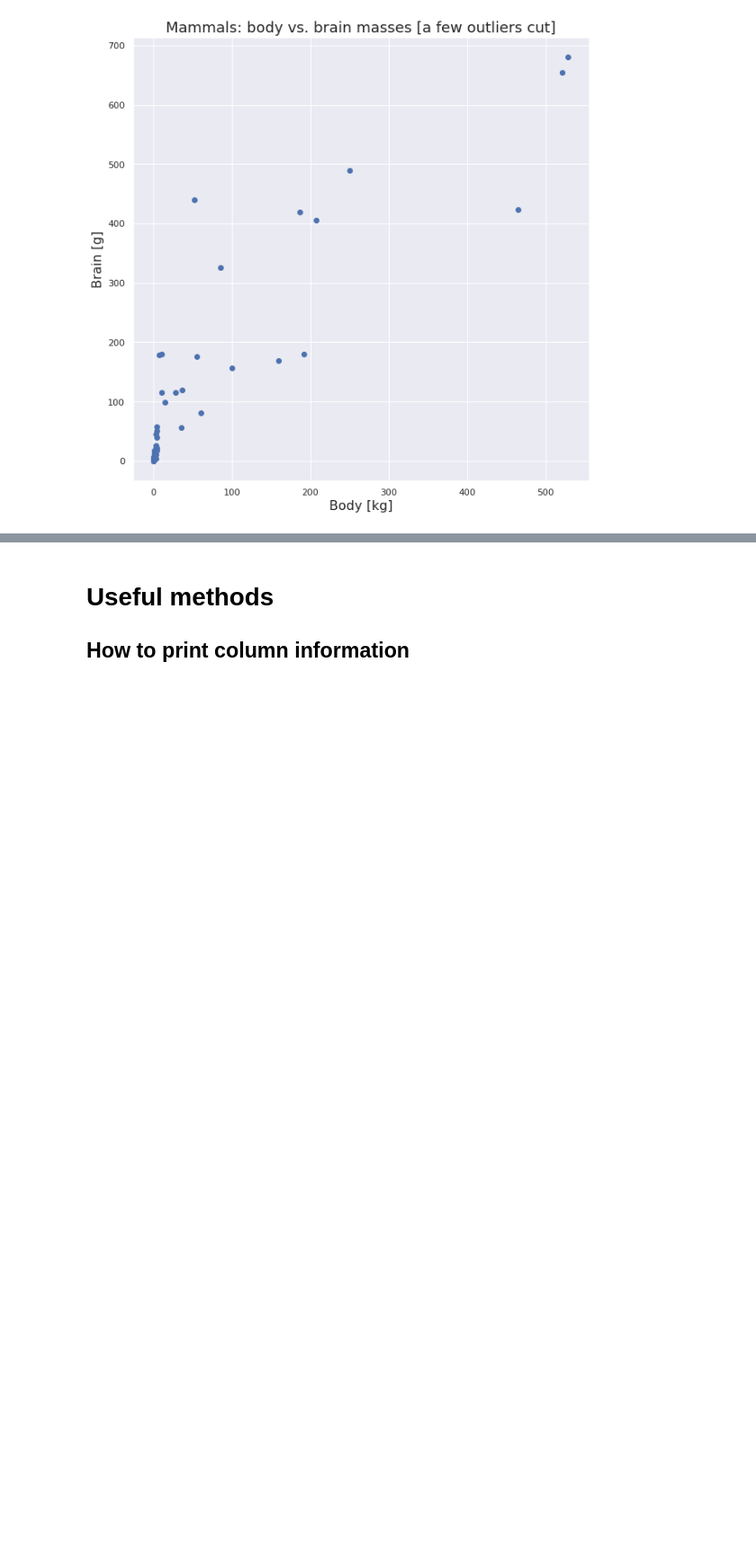
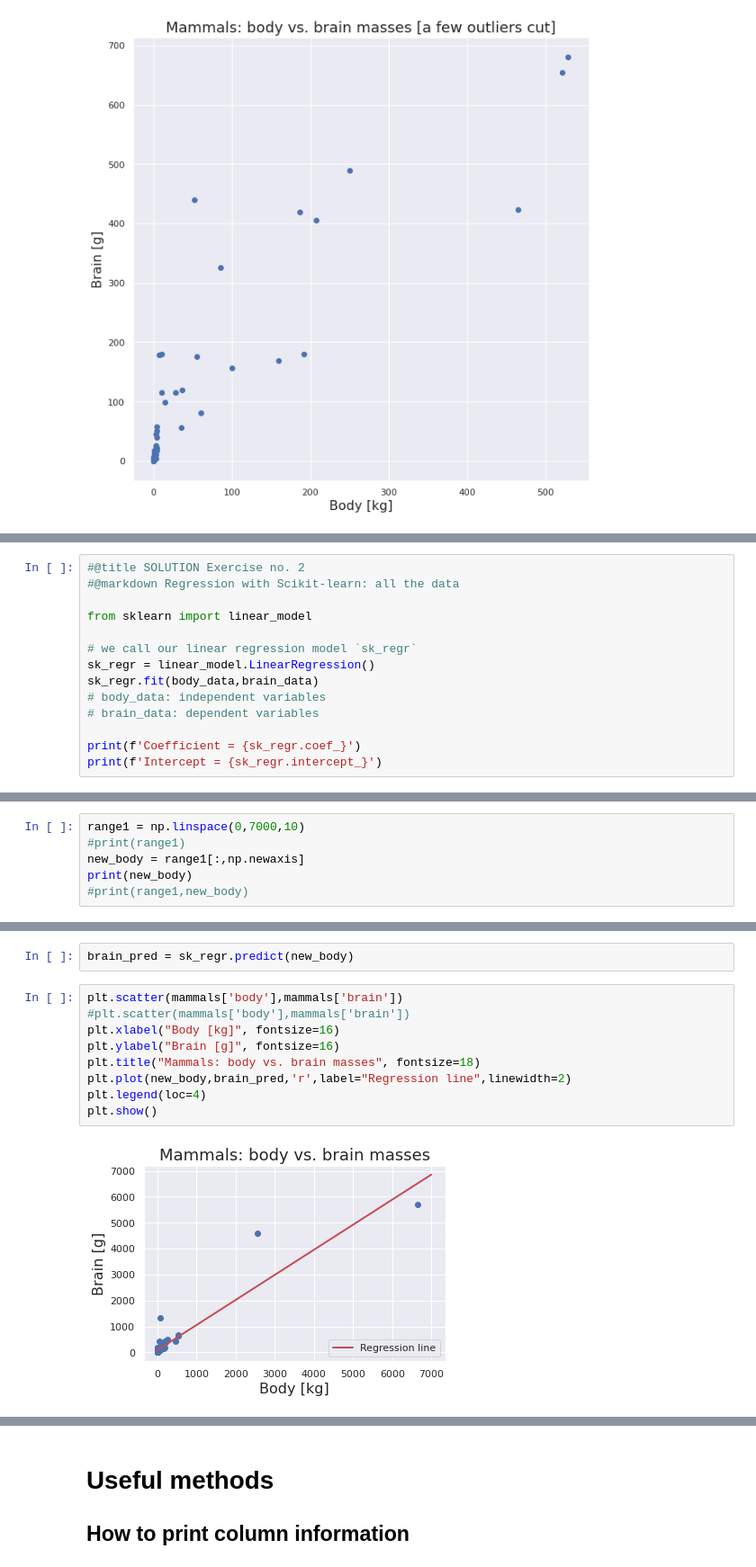
Before and after one commit to filipabramowicz/ML_AI_course, a Jupyter notebook: notes_from_lab03.ipynb, the cells around one changed output, grey strips where cells are left out. Shown: that part at 90% size. Drawn from its saved outputs; the diff is of its cells as text; blank space fills up the shorter version.

```diff
--- a/notes_from_lab03.ipynb
+++ b/notes_from_lab03.ipynb
@@ -386,0 +472,14 @@ print("\nAnimal with the heaviest brain: ", mammals.loc[mammals['brain'].idxmax(
+# %%
+#@title SOLUTION Exercise no. 2
+#@markdown Regression with Scikit-learn: all the data
+
+from sklearn import linear_model
+
+# we call our linear regression model `sk_regr`
+sk_regr = linear_model.LinearRegression()
+sk_regr.fit(body_data,brain_data)
+# body_data: independent variables
+# brain_data: dependent variables
+
+print(f'Coefficient = {sk_regr.coef_}')
+print(f'Intercept = {sk_regr.intercept_}')
@@ -386,0 +489,6 @@ print("\nAnimal with the heaviest brain: ", mammals.loc[mammals['brain'].idxmax(
+# %%
+range1 = np.linspace(0,7000,10)
+#print(range1)
+new_body = range1[:,np.newaxis]
+print(new_body)
+#print(range1,new_body)
@@ -386,0 +506,13 @@ print("\nAnimal with the heaviest brain: ", mammals.loc[mammals['brain'].idxmax(
+# %%
+brain_pred = sk_regr.predict(new_body)
+# %%
+plt.scatter(mammals['body'],mammals['brain'])
+#plt.scatter(mammals['body'],mammals['brain'])
+plt.xlabel("Body [kg]", fontsize=16)
+plt.ylabel("Brain [g]", fontsize=16)
+plt.title("Mammals: body vs. brain masses", fontsize=18)
+plt.plot(new_body,brain_pred,'r',label="Regression line",linewidth=2)
+plt.legend(loc=4)
+plt.show()
+# %% [output]
+[figure, added]
```
Also changed, not shown: parts of 34 cells of this notebook.
